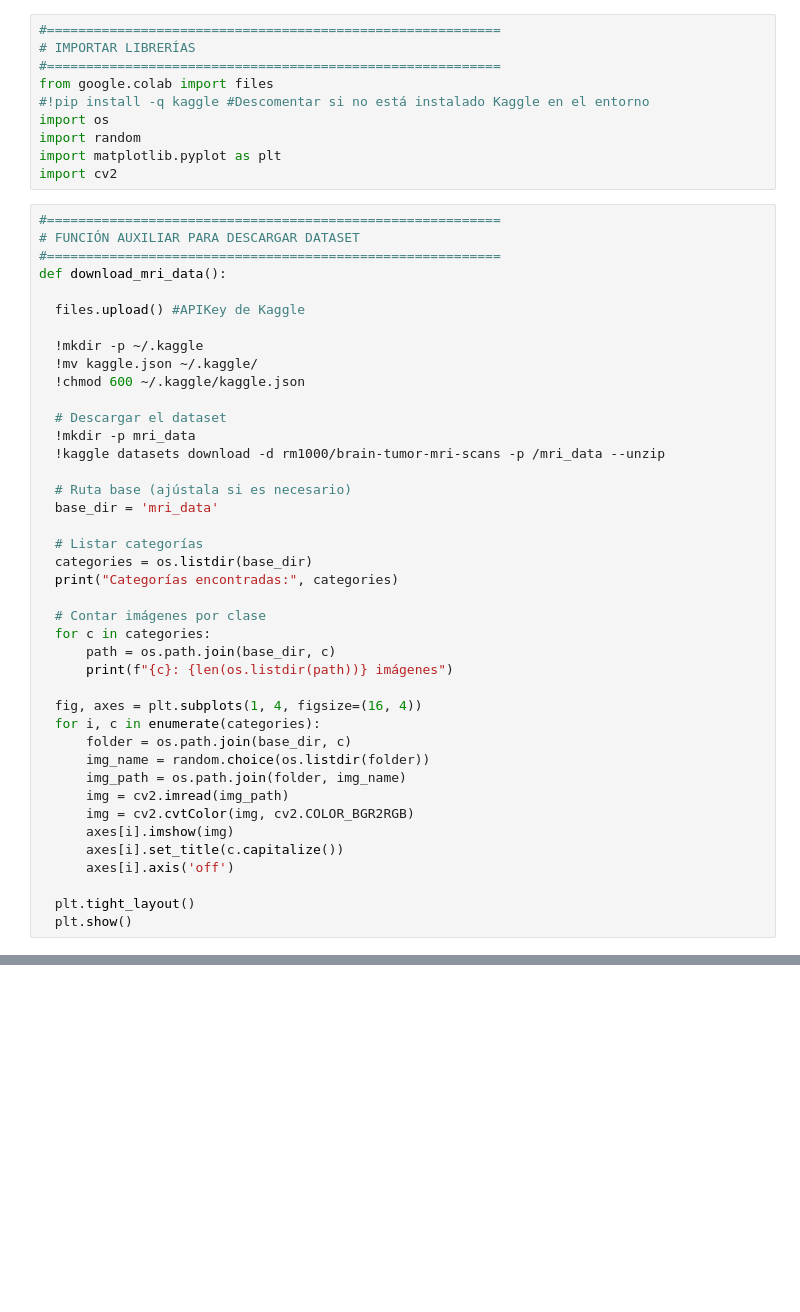
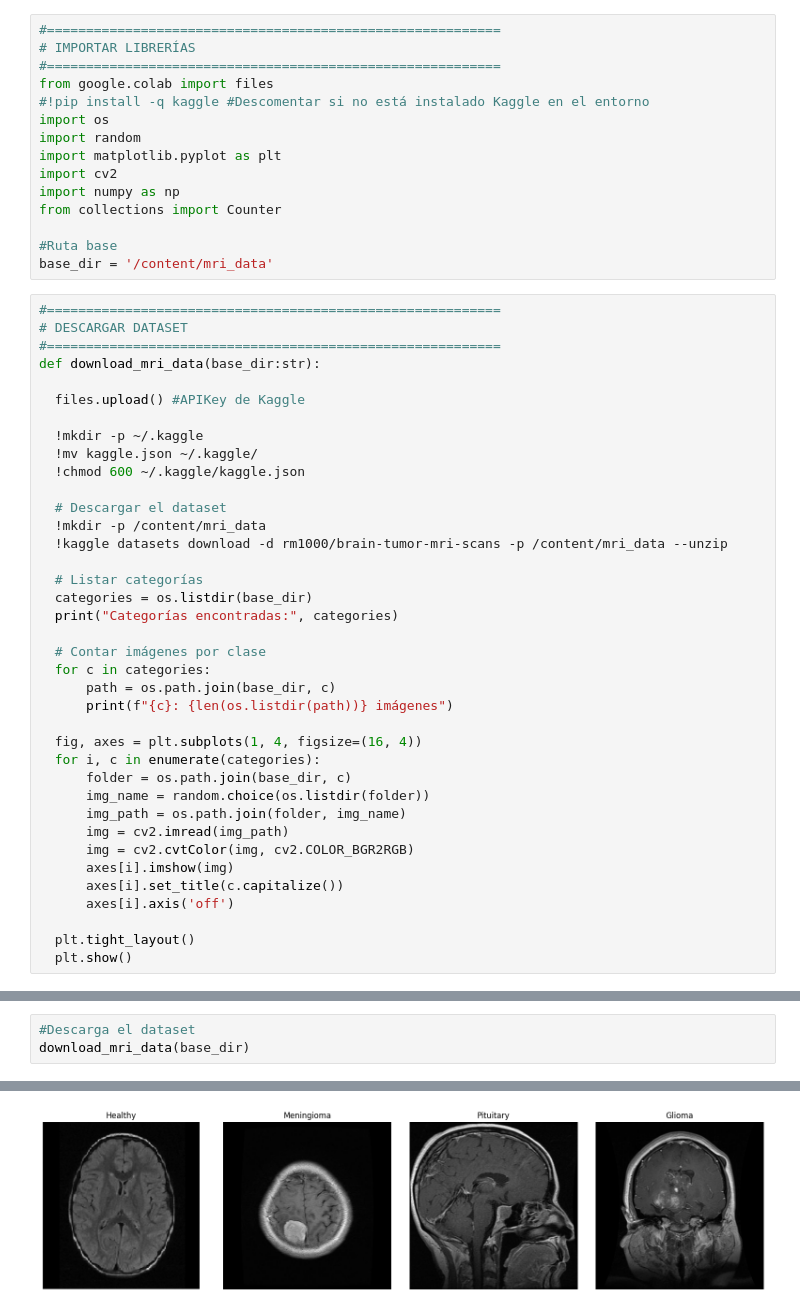
Before and after one commit to katterine2558/mri-tumor-detection-cnn, a Jupyter notebook: mri_tumor_detection_cnn.ipynb, the cells around one changed output, grey strips where cells are left out. Saved outputs shown, nothing was run; the diff lists cells and outputs as text; blank space fills up the shorter version.

```diff
--- a/mri_tumor_detection_cnn.ipynb
+++ b/mri_tumor_detection_cnn.ipynb
@@ -10,11 +10,16 @@ import os
 import random
 import matplotlib.pyplot as plt
 import cv2
+import numpy as np
+from collections import Counter
+
+#Ruta base
+base_dir = '/content/mri_data'
 # %%
 #==========================================================
-# FUNCIÓN AUXILIAR PARA DESCARGAR DATASET
+# DESCARGAR DATASET
 #==========================================================
-def download_mri_data():
+def download_mri_data(base_dir:str):
 
   files.upload() #APIKey de Kaggle
 
@@ -23,11 +28,8 @@ def download_mri_data():
   !chmod 600 ~/.kaggle/kaggle.json
 
   # Descargar el dataset
-  !mkdir -p mri_data
-  !kaggle datasets download -d rm1000/brain-tumor-mri-scans -p /mri_data --unzip
-
-  # Ruta base (ajústala si es necesario)
-  base_dir = 'mri_data'
+  !mkdir -p /content/mri_data
+  !kaggle datasets download -d rm1000/brain-tumor-mri-scans -p /content/mri_data --unzip
 
   # Listar categorías
   categories = os.listdir(base_dir)
@@ -61,0 +56,4 @@ FileNotFoundError: [Errno 2] No such file or directory: '/content/mri_data/Brain
+# %%
+#Descarga el dataset
+download_mri_data(base_dir)
+# %% [output]
@@ -61,0 +70 @@ FileNotFoundError: [Errno 2] No such file or directory: '/content/mri_data/Brain
+[figure, added]
```
Also changed, not shown: parts of 3 cells of this notebook.
